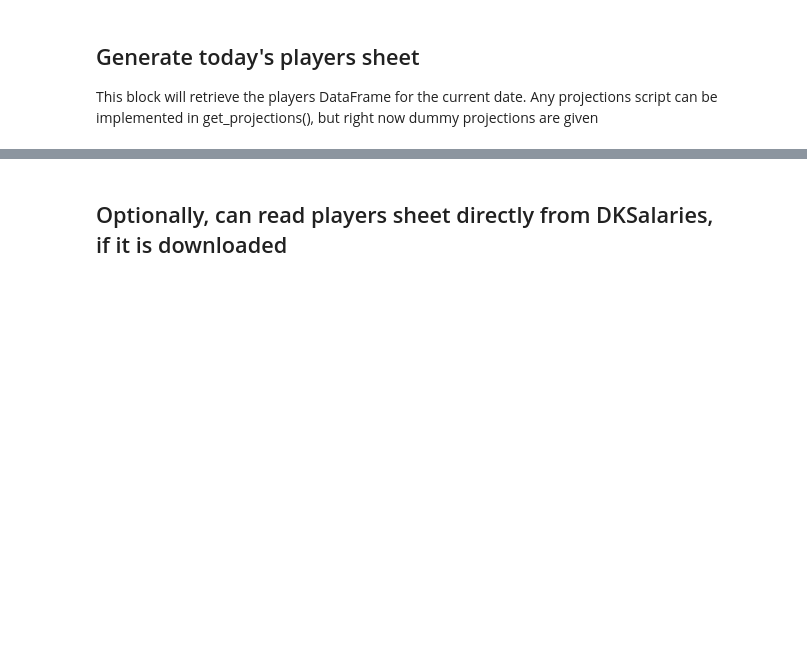
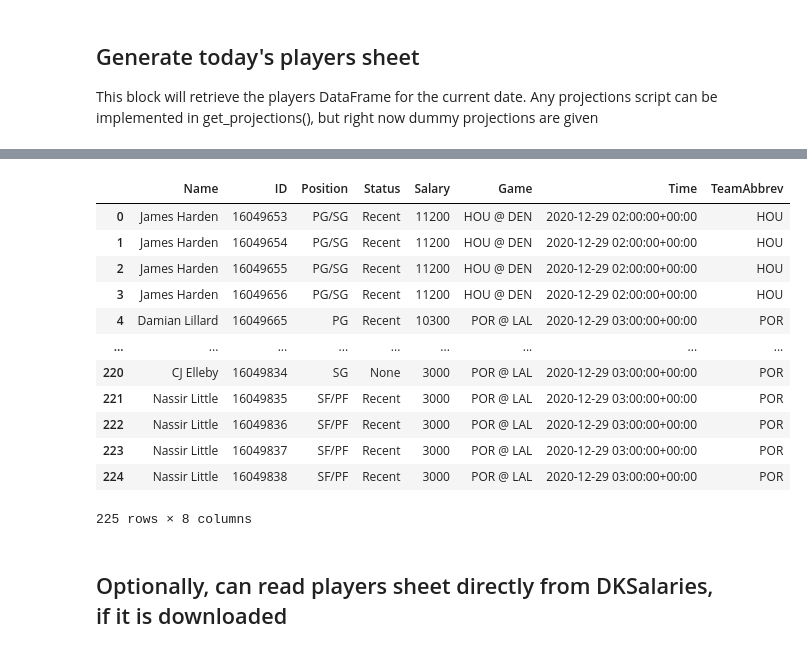
Before and after one commit to firstprinciples/dfs_optimizer, a Jupyter notebook: fps_dfs_optimizer/analyses/test_optimizer.ipynb, the cells around one changed output, grey strips where cells are left out. Drawn from its saved outputs; the diff is of its cells as text; code cells hidden in the pictures; blank space fills up the shorter version.

```diff
--- a/fps_dfs_optimizer/analyses/test_optimizer.ipynb
+++ b/fps_dfs_optimizer/analyses/test_optimizer.ipynb
@@ -27,0 +19,2 @@ df_contests.head()
+# %%
+df_full, df_night = get_full_slate(df_contests)
@@ -28,3 +27,23 @@ df_contests.head()
+# %%
+def get_players(draft_group_id):
+    draft_players = draftables(draft_group_id)
+    df_players = pd.DataFrame(draft_players['draftables'])
+    print(df_players)
+    names = list(df_players['names'].values)
+    df_names = pd.DataFrame(names)
+    df_players = pd.concat((df_players, df_names),axis=1)
+    competitions = list(df_players['competition'].values)
+    df_comps = pd.DataFrame(competitions)
+    df_comps.columns = ['contest id', 'contest names', 'start time']
+    df_players = pd.concat((df_players, df_comps),axis=1)
+    df_players.reset_index(0, drop=True, inplace=True)
+    map_cols = {'display' : 'Name', 'id' : 'ID', 'position' : 'Position',
+        'news_status' : 'Status', 'salary' : 'Salary',
+        'contest names' : 'Game', 'start time' : 'Time',
+        'team_abbreviation' : 'TeamAbbrev'}
+    df_players.rename(columns=map_cols, inplace=True)
+    df_players['Time'] = pd.to_datetime(df_players['Time'])
+    return df_players[list(map_cols.values())]
 # %%
-group_id = df_contests.draft_group_id.unique()[0]
+group_id = df_night.draft_group_id.unique()[0]
 df_players = get_players(group_id)
@@ -31,3 +68,19 @@ df_players = get_players(group_id)
+# %%
+df_players
+# %% [output]
+|  | Name | ID | Position | Status | Salary | Game | Time | TeamAbbrev |
+| 0 | James Harden | 16049653 | PG/SG | Recent | 11200 | HOU @ DEN | 2020-12-29 02:00:00+00:00 | HOU |
+| 1 | James Harden | 16049654 | PG/SG | Recent | 11200 | HOU @ DEN | 2020-12-29 02:00:00+00:00 | HOU |
+| 2 | James Harden | 16049655 | PG/SG | Recent | 11200 | HOU @ DEN | 2020-12-29 02:00:00+00:00 | HOU |
+| 3 | James Harden | 16049656 | PG/SG | Recent | 11200 | HOU @ DEN | 2020-12-29 02:00:00+00:00 | HOU |
+| 4 | Damian Lillard | 16049665 | PG | Recent | 10300 | POR @ LAL | 2020-12-29 03:00:00+00:00 | POR |
+| ... | ... | ... | ... | ... | ... | ... | ... | ... |
+| 220 | CJ Elleby | 16049834 | SG | None | 3000 | POR @ LAL | 2020-12-29 03:00:00+00:00 | POR |
+| 221 | Nassir Little | 16049835 | SF/PF | Recent | 3000 | POR @ LAL | 2020-12-29 03:00:00+00:00 | POR |
+| 222 | Nassir Little | 16049836 | SF/PF | Recent | 3000 | POR @ LAL | 2020-12-29 03:00:00+00:00 | POR |
+| 223 | Nassir Little | 16049837 | SF/PF | Recent | 3000 | POR @ LAL | 2020-12-29 03:00:00+00:00 | POR |
+| 224 | Nassir Little | 16049838 | SF/PF | Recent | 3000 | POR @ LAL | 2020-12-29 03:00:00+00:00 | POR |
+225 rows × 8 columns
 # %% [markdown]
 ## Optionally, can read players sheet directly from DKSalaries, if it is downloaded
 # %%
```
Also changed, not shown: parts of 6 cells of this notebook.
